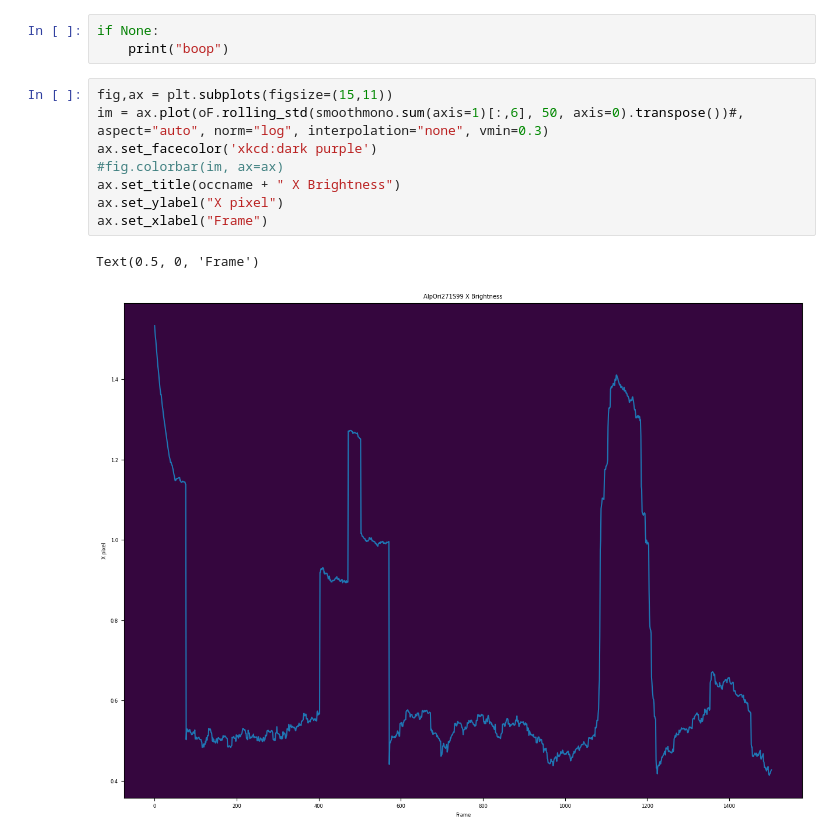
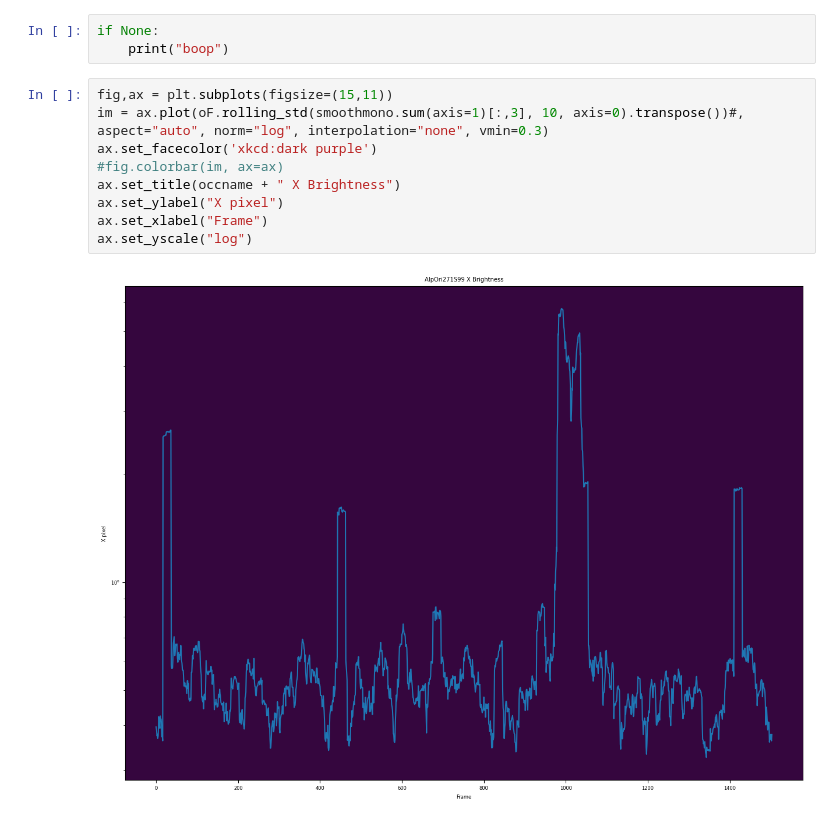
Before and after one commit to AnIndefiniteArticle/slapvisos, a Jupyter notebook: Untitled.ipynb, the cells around one changed output. Saved outputs shown, nothing was run; the diff lists cells and outputs as text.

```diff
--- a/Untitled.ipynb
+++ b/Untitled.ipynb
@@ -334,14 +340,14 @@ if None:
     print("boop")
 # %%
 fig,ax = plt.subplots(figsize=(15,11))
-im = ax.plot(oF.rolling_std(smoothmono.sum(axis=1)[:,6], 50, axis=0).transpose())#, aspect="auto", norm="log", interpolation="none", vmin=0.3)
+im = ax.plot(oF.rolling_std(smoothmono.sum(axis=1)[:,3], 10, axis=0).transpose())#, aspect="auto", norm="log", interpolation="none", vmin=0.3)
 ax.set_facecolor('xkcd:dark purple')
 #fig.colorbar(im, ax=ax)
 ax.set_title(occname + " X Brightness")
 ax.set_ylabel("X pixel")
 ax.set_xlabel("Frame")
+ax.set_yscale("log")
 # %% [output]
-Text(0.5, 0, 'Frame')
-[figure, old version]
+[figure, new version]
 # %%
 smoothmono.sum(axis=1).transpose()
```
Also changed, not shown: parts of 9 cells of this notebook, 1 other file.
